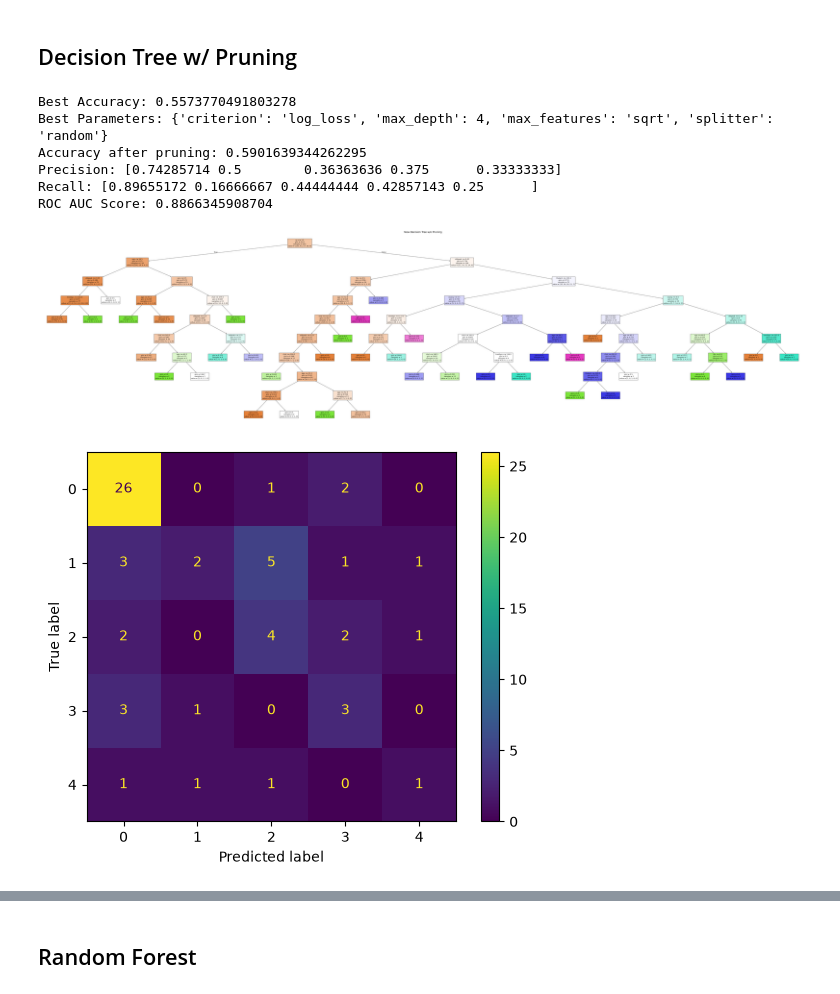
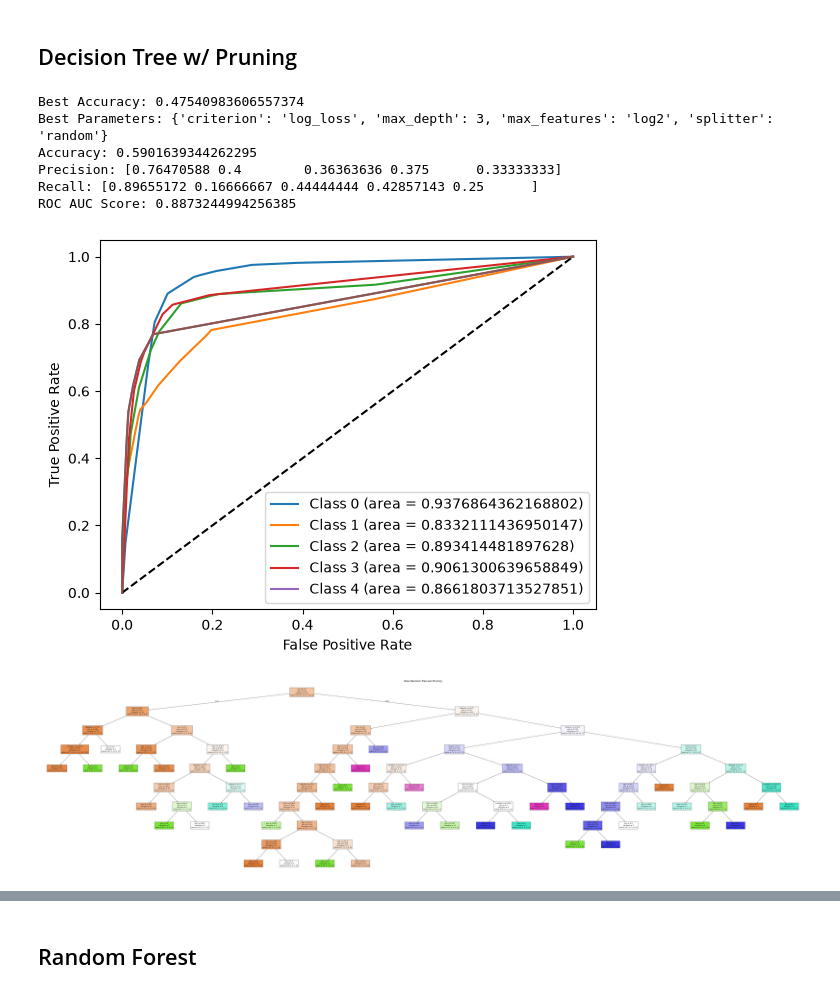
Before and after one commit to apple-person/heart_machine_learning, a Jupyter notebook: heart_learning.ipynb, the cells around one changed output, grey strips where cells are left out. Drawn from its saved outputs; the diff is of its cells as text; code cells hidden in the pictures.

Commit message:
YEAHHH I GOT THE ROC AUC PLOT TO SHOW UP LETS GOOOO

```diff
--- a/heart_learning.ipynb
+++ b/heart_learning.ipynb
@@ -54,15 +54,29 @@ def plot_confusion_matrix(y_pred):
     cm_display.plot()
     plt.show()
 
+from itertools import cycle
+
 def plot_roc_curve(model):
     y_prob = model.predict_proba(X)
     roc_auc = roc_auc_score(y, y_prob, multi_class='ovr')
     print(f"ROC AUC Score:", roc_auc)
 
-    fpr, tpr, thresholds = roc_curve(y, y_prob)
-    plt.plot(fpr, tpr)
+    y_bin = label_binarize(y, classes=[0, 1, 2, 3, 4])
+
+    colors = cycle(["aqua", "red", "purple"])
+    n_classes = len(np.unique(y))
+    for class_id, color in zip(range(n_classes), colors):
+        # y_prob[:, i] gets the probability of class id
+        fpr, tpr, _ = roc_curve(y_bin[:, class_id], y_prob[:, class_id])
+        roc_auc = auc(fpr, tpr)
+        plt.plot(fpr, tpr, label=f'Class {class_id} (area = {roc_auc})')
+
+    plt.legend(loc='lower right')
+    plt.plot([0, 1], [0, 1], 'k--')
     plt.xlabel('False Positive Rate')
     plt.ylabel('True Positive Rate')
+
+    plt.plot(fpr, tpr)
 # %% [markdown]
 ## Logistic Regression
 # %%
@@ -146,38 +160,38 @@ best_accuracy = 0
 best_pruned_model = None
 
 for m in pruned_models:
     acc = m.score(X_test, y_test)
     if acc > best_accuracy:
         best_accuracy = acc
         best_pruned_model = m
 
 ########################
 
 predictions = best_pruned_model.predict(X_test)
 print_stats(predictions)
-plot_roc_curve(model)
+plot_roc_curve(best_pruned_model)
 
 ######## plot model ########
 plt.figure(figsize=(100,25))
 plot_tree(
     best_pruned_model,
     feature_names=features,
     filled=True,
     fontsize=12
     )
 plt.title("New Decision Tree w/o Pruning", fontsize = 18)
 plt.show()
 
 
 #################
 
 plot_confusion_matrix(predictions)
 # %% [output]
-Best Accuracy: 0.5573770491803278
-Best Parameters: {'criterion': 'log_loss', 'max_depth': 4, 'max_features': 'sqrt', 'splitter': 'random'}
-Accuracy after pruning: 0.5901639344262295
-Precision: [0.74285714 0.5        0.36363636 0.375      0.33333333]
+Best Accuracy: 0.47540983606557374
+Best Parameters: {'criterion': 'log_loss', 'max_depth': 3, 'max_features': 'log2', 'splitter': 'random'}
+Accuracy: 0.5901639344262295
+Precision: [0.76470588 0.4        0.36363636 0.375      0.33333333]
 Recall: [0.89655172 0.16666667 0.44444444 0.42857143 0.25      ]
-ROC AUC Score: 0.8866345908704
+ROC AUC Score: 0.8873244994256385
-[figure, old version]
+[figure, new version]
-[figure, old version]
+[figure, new version]
```
Also changed, not shown: parts of 6 cells of this notebook.
